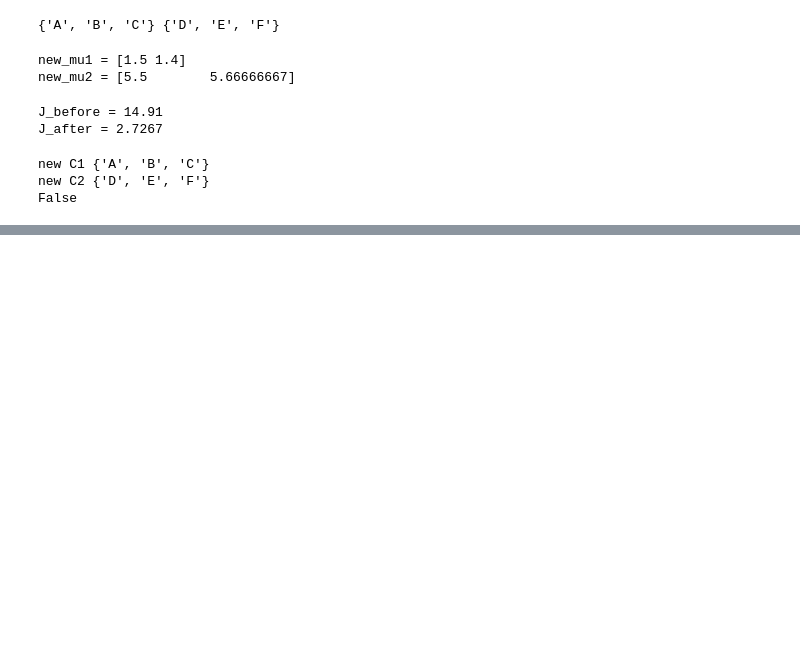
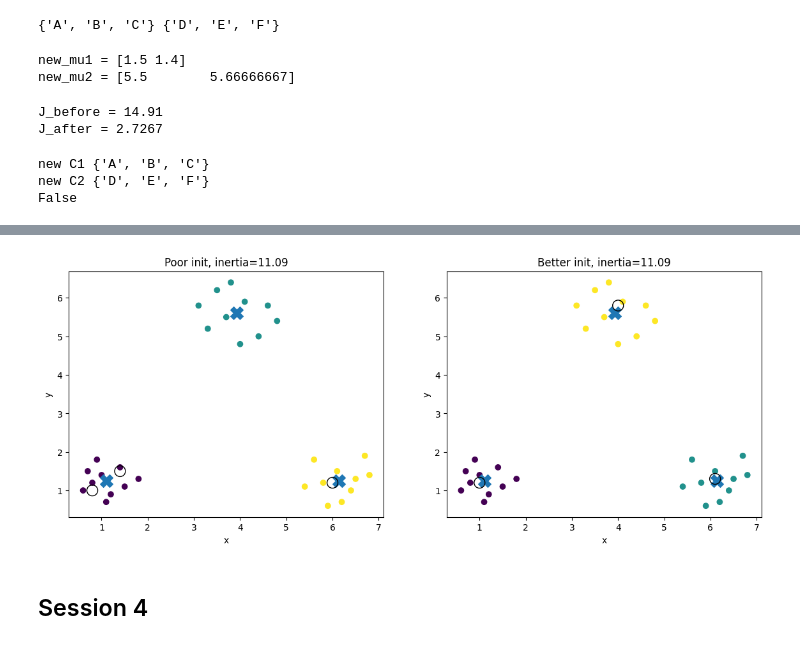
Before and after one commit to al102030/Introduction-to-the-Machine-Learning-and-Big-Data-Practice, a Jupyter notebook: 1.ipynb, the cells around one changed output, grey strips where cells are left out. Cells and saved outputs as stored; diff of their text form; code cells hidden in the pictures; blank space fills up the shorter version.

Commit message:
session 3 ended

```diff
--- a/1.ipynb
+++ b/1.ipynb
@@ -307,0 +466,34 @@ False
+# %%
+fig, axes = plt.subplots(1, 2, figsize=(14, 5))
+
+axes[0].scatter(X[:, 0], X[:, 1], c=labels_poor)
+axes[0].scatter(centers_poor[:, 0], centers_poor[:, 1], marker="X", s=200)
+axes[0].scatter(
+    init_centers_poor[:, 0],
+    init_centers_poor[:, 1],
+    marker="o",
+    s=150,
+    facecolors="none",
+    edgecolors="black"
+)
+axes[0].set_title(f"Poor init, inertia={kmeans_poor.inertia_:.2f}")
+axes[0].set_xlabel("x")
+axes[0].set_ylabel("y")
+
+axes[1].scatter(X[:, 0], X[:, 1], c=labels_better)
+axes[1].scatter(centers_better[:, 0], centers_better[:, 1], marker="X", s=200)
+axes[1].scatter(
+    init_centers_better[:, 0],
+    init_centers_better[:, 1],
+    marker="o",
+    s=150,
+    facecolors="none",
+    edgecolors="black"
+)
+axes[1].set_title(f"Better init, inertia={kmeans_better.inertia_:.2f}")
+axes[1].set_xlabel("x")
+axes[1].set_ylabel("y")
+
+plt.show()
+# %% [output]
+[figure, added]
@@ -307,0 +520,2 @@ False
+# %% [markdown]
+## Session 4
```
Also changed, not shown: parts of 8 cells of this notebook, 1 other file.
